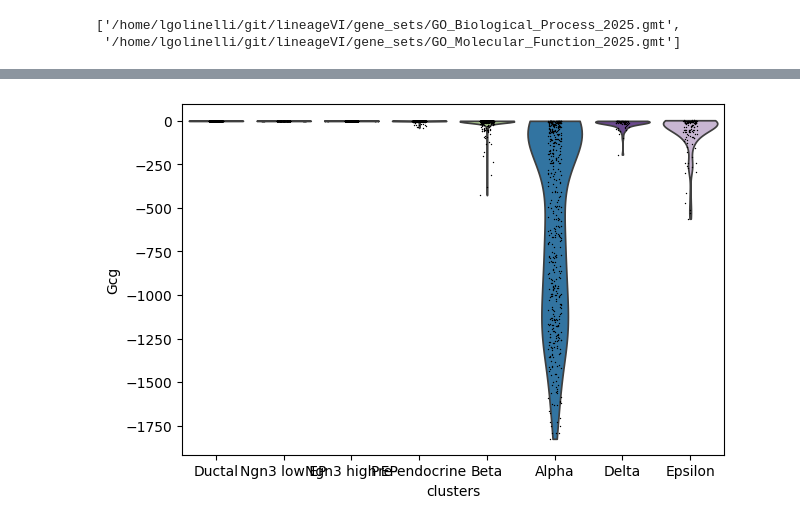
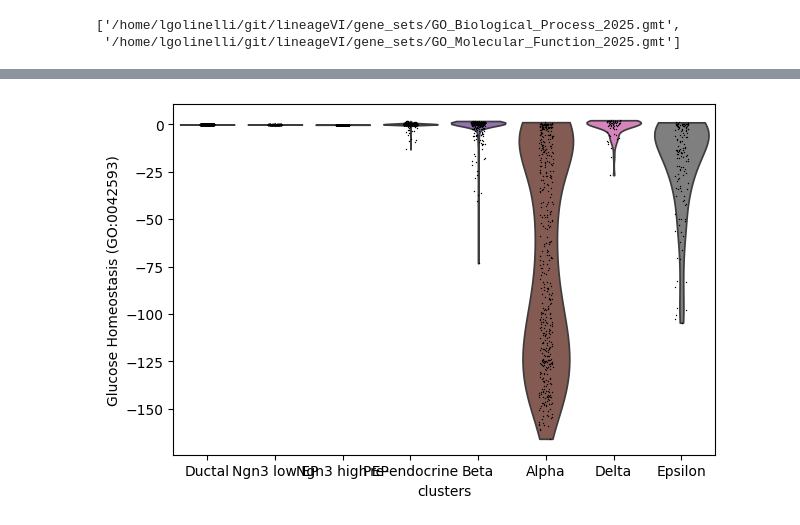
Before and after one commit to leonardogolinelli/lineageVI, a Jupyter notebook: notebooks/Tutorial_Pancreas_Clean_V2.ipynb, the cells around one changed output, grey strips where cells are left out. Cells and saved outputs as stored; diff of their text form; code cells hidden in the pictures.

```diff
--- a/notebooks/Tutorial_Pancreas_Clean_V2.ipynb
+++ b/notebooks/Tutorial_Pancreas_Clean_V2.ipynb
@@ -246,5 +280,6 @@ lineagevi.plots.top_features_table(adata_gp, groupby_key="clusters", categories=
 # %%
-sc.pl.violin(adata, keys='Gcg', layer='velocity', groupby='clusters')
+# We plot the velocity of a gene program in the space of latent state
+sc.pl.violin(adata_gp, keys='Glucose Homeostasis (GO:0042593)', layer='velocity', groupby='clusters')
 # %% [output]
-[figure, old version]
+[figure, new version]
 # %%
```
Also changed, not shown: parts of 34 cells of this notebook, 4 other files.
